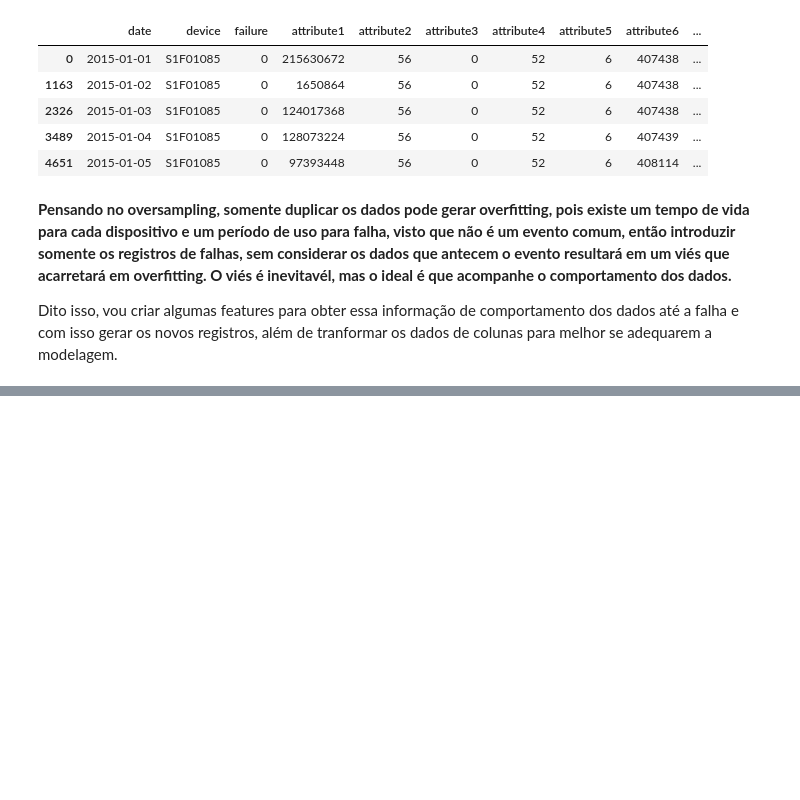
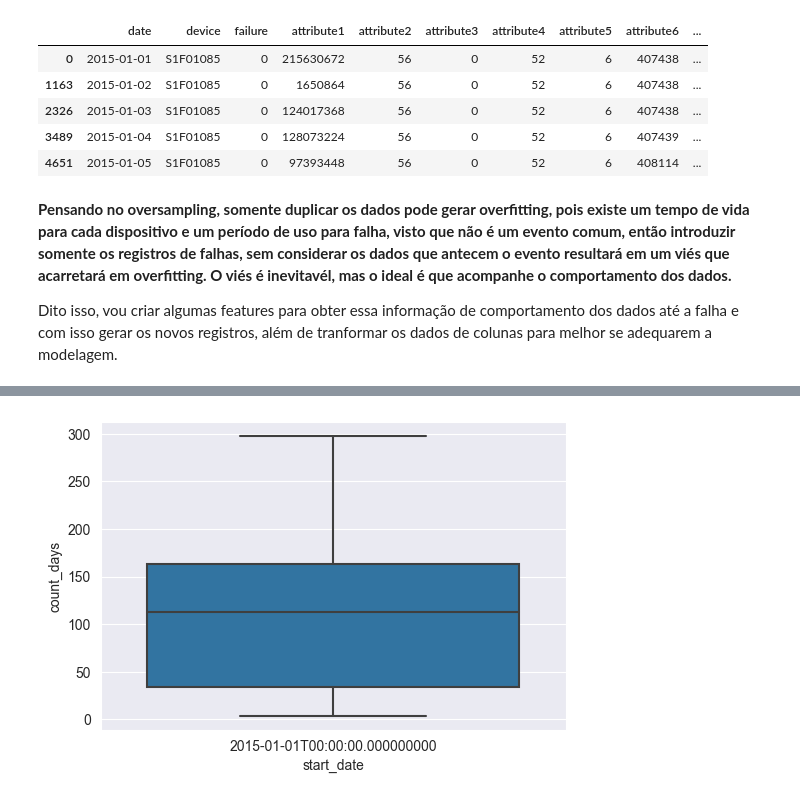
Before and after one commit to 6abi/teste-tecnico-meli-ds, a Jupyter notebook: notebooks/3.2 Previsión de falla.ipynb, the cells around one changed output, grey strips where cells are left out. Cells and saved outputs as stored; diff of their text form; code cells hidden in the pictures; blank space fills up the shorter version.

Commit message:
Inicio da Feature Engineering

```diff
--- a/notebooks/3.2 Previsión de falla.ipynb
+++ b/notebooks/3.2 Previsión de falla.ipynb
@@ -163,0 +173,27 @@ failured['tempo_ate_falha'] = failured['date'] - failured['date']
+# %%
+# Calcula os dias até a falha para cada dispositivo, contando a partir do momento que se iniciou a monitoria do dispositivo
+#Isso irá servir para encontrar o valor do ciclo para usar como janela no agrupamento
+devices = df['device'].unique()
+failure_record = []
+no_failured = []
+for device in devices:
+    start_date = df.loc[(df['device'] == device) & (df['flipper'] == 1), 'date'].iloc[0]
+    falhas_dispositivo = df.loc[(df['device'] == device) & (df['failure'] == 1), 'date']
+    if not falhas_dispositivo.empty:
+        data_falha = falhas_dispositivo.min()
+        dias_decorridos = (data_falha - start_date).days
+        failure_record.append({
+            'device': device,
+            'count_days': dias_decorridos,
+            'start_date': start_date,
+            'failure_date': data_falha.date()
+        })
+    else:
+        no_failured.append({
+            'device': device,
+            'start_date': start_date,
+        })
+# %%
+#Dataframe com os dispositivos que falharam e outro com os que não falharam
+df_failured_record = pd.DataFrame(failure_record).sort_values(by='failure_date').reset_index(drop=True)
+df_non_failured_record = pd.DataFrame(no_failured).sort_values(by='start_date').reset_index(drop=True)
@@ -163,0 +232,6 @@ failured['tempo_ate_falha'] = failured['date'] - failured['date']
+# %%
+plt.figure(figsize=(6,4))
+sns.boxplot(x= 'start_date',y='count_days',data=df_failured_record)
+plt.show()
+# %% [output]
+[figure, added]
```
Also changed, not shown: parts of 18 cells of this notebook, 1 other file.
